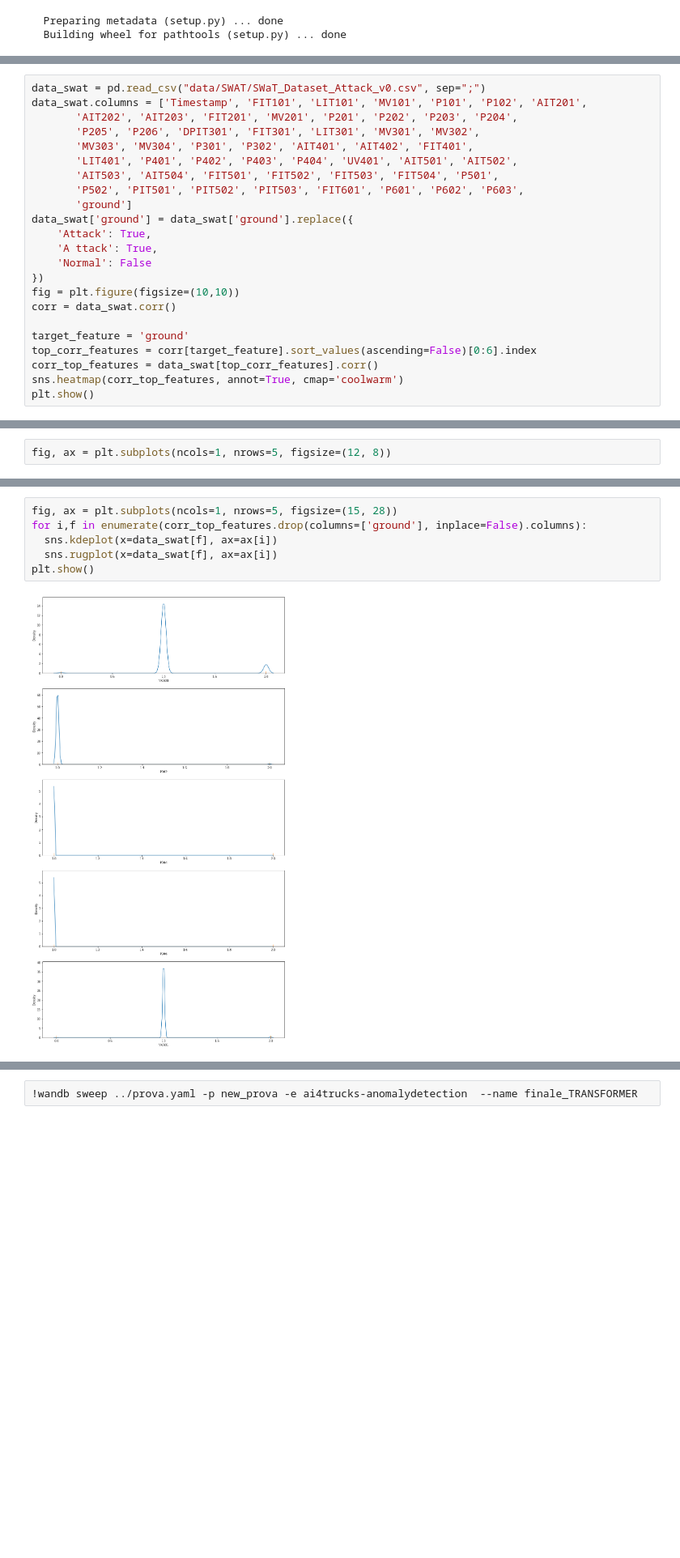
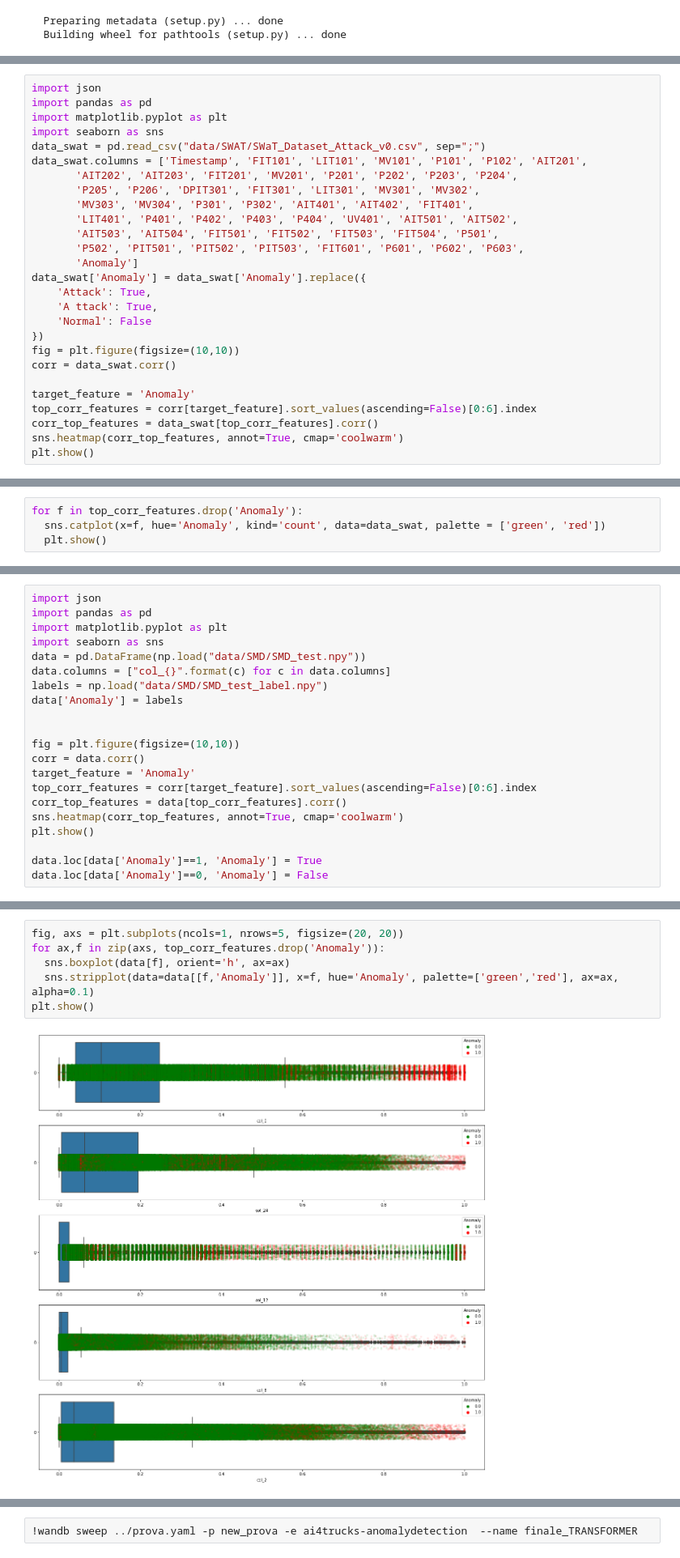
Before and after one commit to antonioalbanese/Time-Series-Anomaly-Detection-An-experimental-survey, a Jupyter notebook: Experiment.ipynb, the cells around one changed output, grey strips where cells are left out. Shown at 81% size. Drawn from its saved outputs; the diff is of its cells as text; blank space fills up the shorter version.

```diff
--- a/Experiment.ipynb
+++ b/Experiment.ipynb
@@ -99,4 +150,8 @@ import pandasql as ps
 # %%
+import json
+import pandas as pd
+import matplotlib.pyplot as plt
+import seaborn as sns
 data_swat = pd.read_csv("data/SWAT/SWaT_Dataset_Attack_v0.csv", sep=";")
 data_swat.columns = ['Timestamp', 'FIT101', 'LIT101', 'MV101', 'P101', 'P102', 'AIT201',
        'AIT202', 'AIT203', 'FIT201', 'MV201', 'P201', 'P202', 'P203', 'P204',
@@ -105,8 +160,8 @@ data_swat.columns = ['Timestamp', 'FIT101', 'LIT101', 'MV101', 'P101', 'P102', '
        'LIT401', 'P401', 'P402', 'P403', 'P404', 'UV401', 'AIT501', 'AIT502',
        'AIT503', 'AIT504', 'FIT501', 'FIT502', 'FIT503', 'FIT504', 'P501',
        'P502', 'PIT501', 'PIT502', 'PIT503', 'FIT601', 'P601', 'P602', 'P603',
-       'ground']
-data_swat['ground'] = data_swat['ground'].replace({
+       'Anomaly']
+data_swat['Anomaly'] = data_swat['Anomaly'].replace({
     'Attack': True,
     'A ttack': True,
     'Normal': False
@@ -114,7 +169,7 @@ data_swat['ground'] = data_swat['ground'].replace({
 fig = plt.figure(figsize=(10,10))
 corr = data_swat.corr()
 
-target_feature = 'ground'
+target_feature = 'Anomaly'
 top_corr_features = corr[target_feature].sort_values(ascending=False)[0:6].index
 corr_top_features = data_swat[top_corr_features].corr()
 sns.heatmap(corr_top_features, annot=True, cmap='coolwarm')
@@ -124,2 +178,0 @@ plt.show()
-# %%
-fig, ax = plt.subplots(ncols=1, nrows=5, figsize=(12, 8))
@@ -143,0 +179,4 @@ sns.kdeplot(data_swat[f])
+# %%
+for f in top_corr_features.drop('Anomaly'):
+  sns.catplot(x=f, hue='Anomaly', kind='count', data=data_swat, palette = ['green', 'red'])
+  plt.show()
@@ -143,0 +191,21 @@ sns.kdeplot(data_swat[f])
+# %%
+import json
+import pandas as pd
+import matplotlib.pyplot as plt
+import seaborn as sns
+data = pd.DataFrame(np.load("data/SMD/SMD_test.npy"))
+data.columns = ["col_{}".format(c) for c in data.columns]
+labels = np.load("data/SMD/SMD_test_label.npy")
+data['Anomaly'] = labels
+
+
+fig = plt.figure(figsize=(10,10))
+corr = data.corr()
+target_feature = 'Anomaly'
+top_corr_features = corr[target_feature].sort_values(ascending=False)[0:6].index
+corr_top_features = data[top_corr_features].corr()
+sns.heatmap(corr_top_features, annot=True, cmap='coolwarm')
+plt.show()
+
+data.loc[data['Anomaly']==1, 'Anomaly'] = True
+data.loc[data['Anomaly']==0, 'Anomaly'] = False
@@ -144,8 +222,8 @@ sns.kdeplot(data_swat[f])
 # %%
-fig, ax = plt.subplots(ncols=1, nrows=5, figsize=(15, 28))
-for i,f in enumerate(corr_top_features.drop(columns=['ground'], inplace=False).columns):
-  sns.kdeplot(x=data_swat[f], ax=ax[i])
-  sns.rugplot(x=data_swat[f], ax=ax[i])
+fig, axs = plt.subplots(ncols=1, nrows=5, figsize=(20, 20))
+for ax,f in zip(axs, top_corr_features.drop('Anomaly')):
+  sns.boxplot(data[f], orient='h', ax=ax)
+  sns.stripplot(data=data[[f,'Anomaly']], x=f, hue='Anomaly', palette=['green','red'], ax=ax, alpha=0.1)
 plt.show()
 # %% [output]
-[figure, old version]
+[figure, new version]
```
Also changed, not shown: parts of 25 cells of this notebook.
